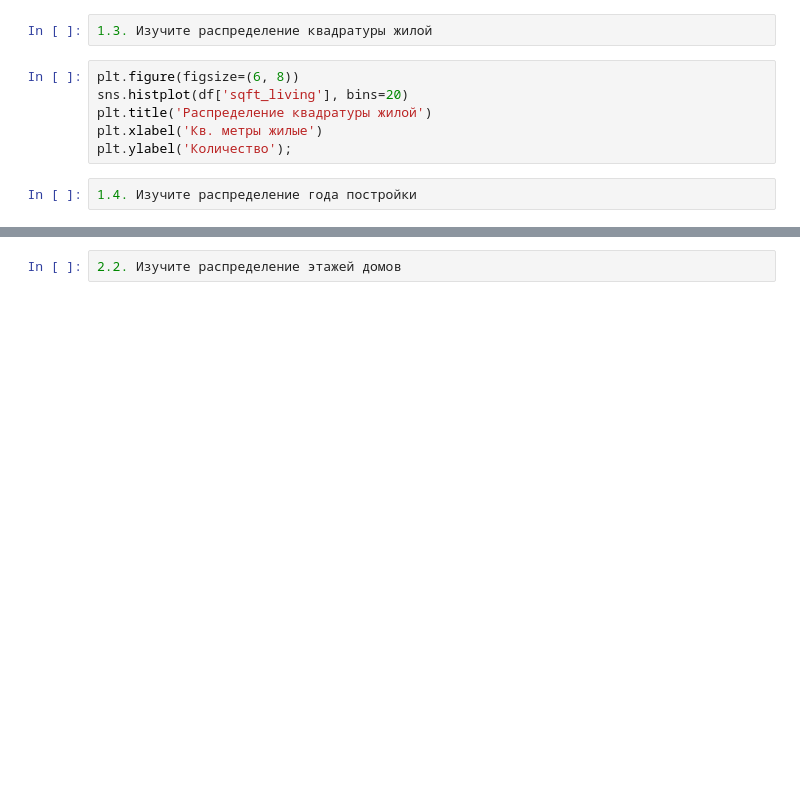
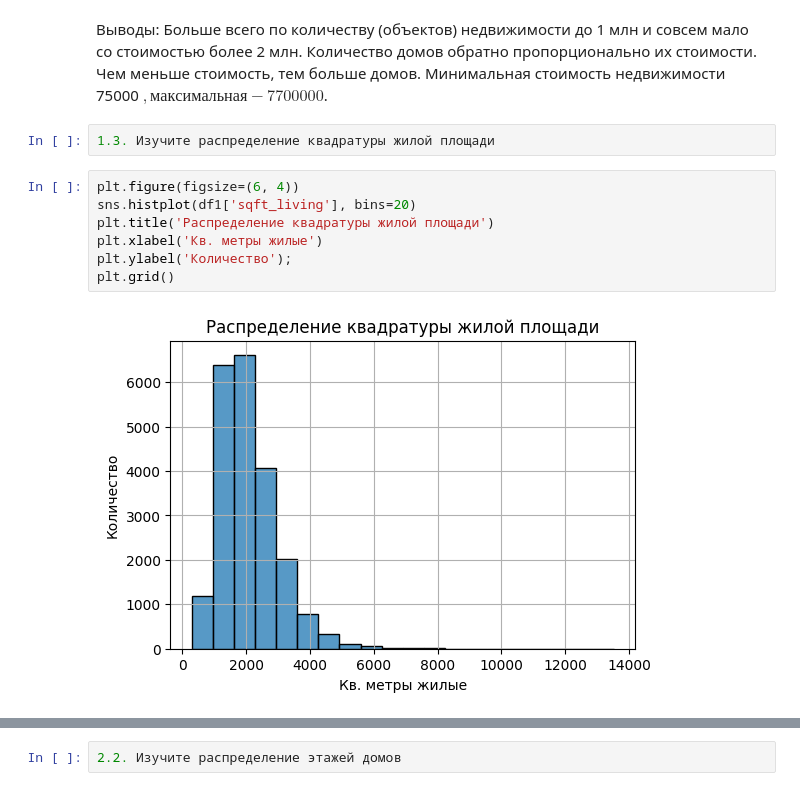
Before and after one commit to maksimrepkov/python_analytics__sem4_IS, a Jupyter notebook: IntermedSert.ipynb, the cells around one changed output, grey strips where cells are left out. Cells and saved outputs as stored; diff of their text form; blank space fills up the shorter version.

```diff
--- a/IntermedSert.ipynb
+++ b/IntermedSert.ipynb
@@ -47,10 +86,13 @@ NameError: name 'plt' is not defined
+# %% [markdown]
+Выводы: Больше всего по количеству (объектов) недвижимости до 1 млн и совсем мало со стоимостью более 2 млн. Количество домов обратно пропорционально их стоимости. Чем меньше стоимость, тем больше домов. Минимальная стоимость недвижимости 75000 $, максимальная - 7700000 $.
 # %%
-1.3. Изучите распределение квадратуры жилой
+1.3. Изучите распределение квадратуры жилой площади
 # %%
-plt.figure(figsize=(6, 8))
-sns.histplot(df['sqft_living'], bins=20)
-plt.title('Распределение квадратуры жилой')
+plt.figure(figsize=(6, 4))
+sns.histplot(df1['sqft_living'], bins=20)
+plt.title('Распределение квадратуры жилой площади')
 plt.xlabel('Кв. метры жилые')
 plt.ylabel('Количество');
+plt.grid()
+# %% [output]
+[figure, added]
-# %%
-1.4. Изучите распределение года постройки
```
Also changed, not shown: parts of 41 cells of this notebook.
